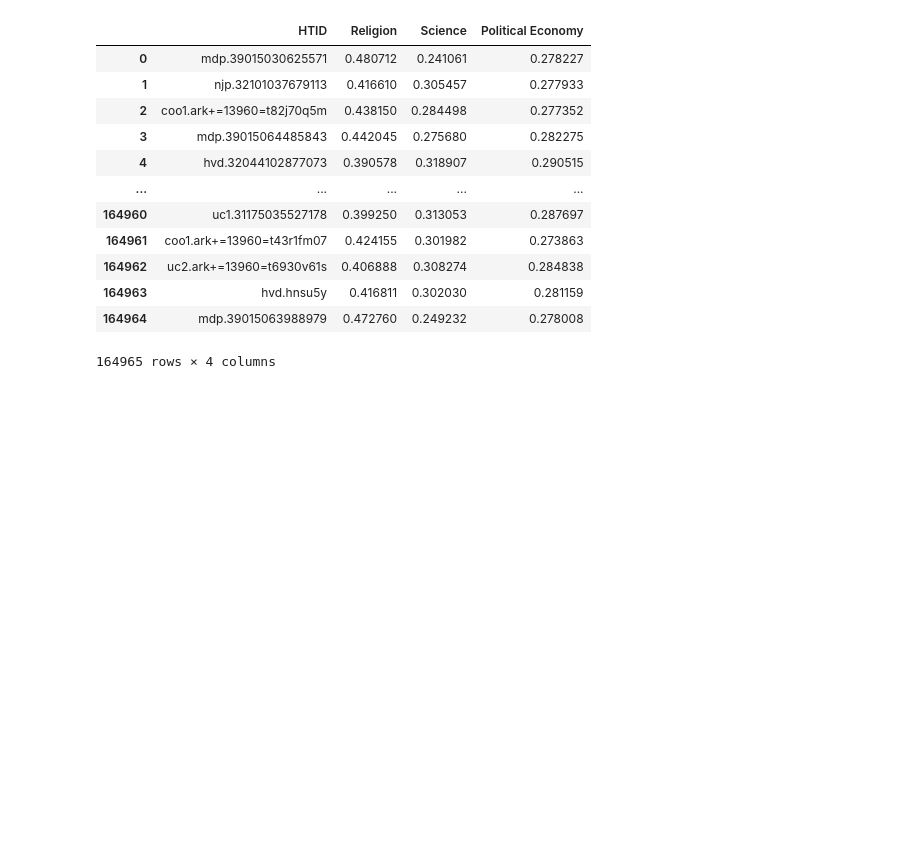
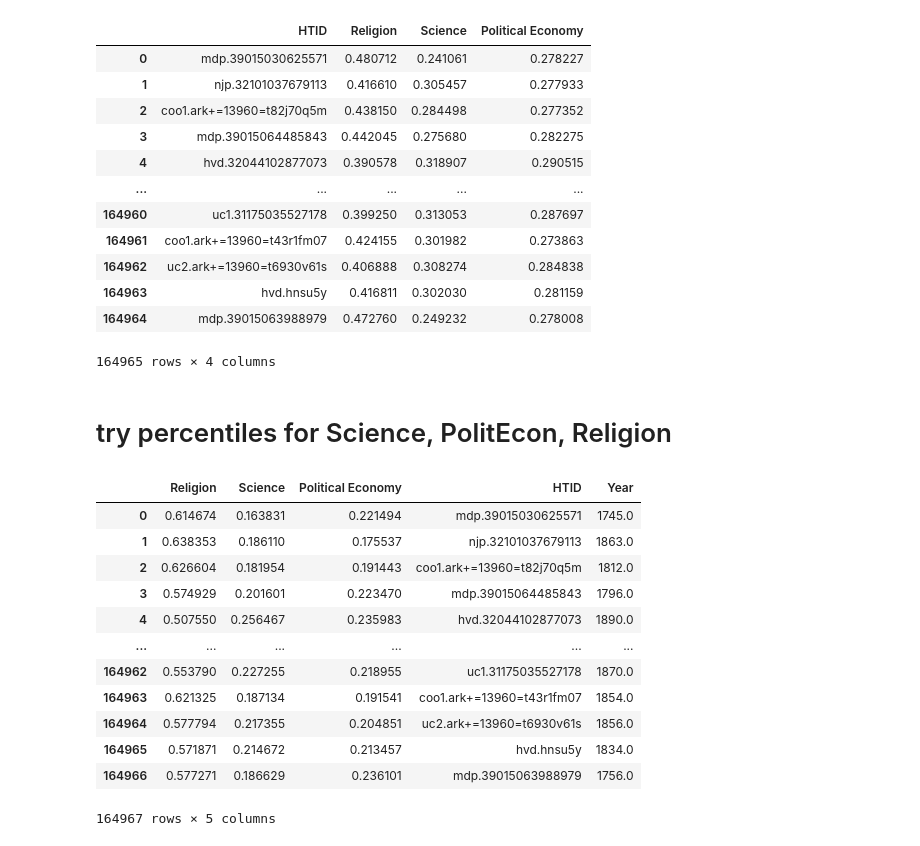
Before and after one commit to austinkennedy/Hathitrust, a Jupyter notebook: code/sample_weights.ipynb, the cells around one changed output. Drawn from its saved outputs; the diff is of its cells as text; code cells hidden in the pictures; blank space fills up the shorter version.

```diff
--- a/code/sample_weights.ipynb
+++ b/code/sample_weights.ipynb
@@ -68,3 +70,5 @@ volumes_averaged
 164965 rows × 4 columns
 # %%
 volumes_averaged.to_csv('../temporary/volumes.csv')
+# %% [markdown]
+# try percentiles for Science, PolitEcon, Religion
@@ -70,0 +80,16 @@ volumes_averaged.to_csv('../temporary/volumes.csv')
+# %%
+volumes
+# %% [output]
+|  | Religion | Science | Political Economy | HTID | Year |
+| 0 | 0.614674 | 0.163831 | 0.221494 | mdp.39015030625571 | 1745.0 |
+| 1 | 0.638353 | 0.186110 | 0.175537 | njp.32101037679113 | 1863.0 |
+| 2 | 0.626604 | 0.181954 | 0.191443 | coo1.ark+=13960=t82j70q5m | 1812.0 |
+| 3 | 0.574929 | 0.201601 | 0.223470 | mdp.39015064485843 | 1796.0 |
+| 4 | 0.507550 | 0.256467 | 0.235983 | hvd.32044102877073 | 1890.0 |
+| ... | ... | ... | ... | ... | ... |
+| 164962 | 0.553790 | 0.227255 | 0.218955 | uc1.31175035527178 | 1870.0 |
+| 164963 | 0.621325 | 0.187134 | 0.191541 | coo1.ark+=13960=t43r1fm07 | 1854.0 |
+| 164964 | 0.577794 | 0.217355 | 0.204851 | uc2.ark+=13960=t6930v61s | 1856.0 |
+| 164965 | 0.571871 | 0.214672 | 0.213457 | hvd.hnsu5y | 1834.0 |
+| 164966 | 0.577271 | 0.186629 | 0.236101 | mdp.39015063988979 | 1756.0 |
+164967 rows × 5 columns
```
Also changed, not shown: parts of 6 cells of this notebook, 3 other files.
